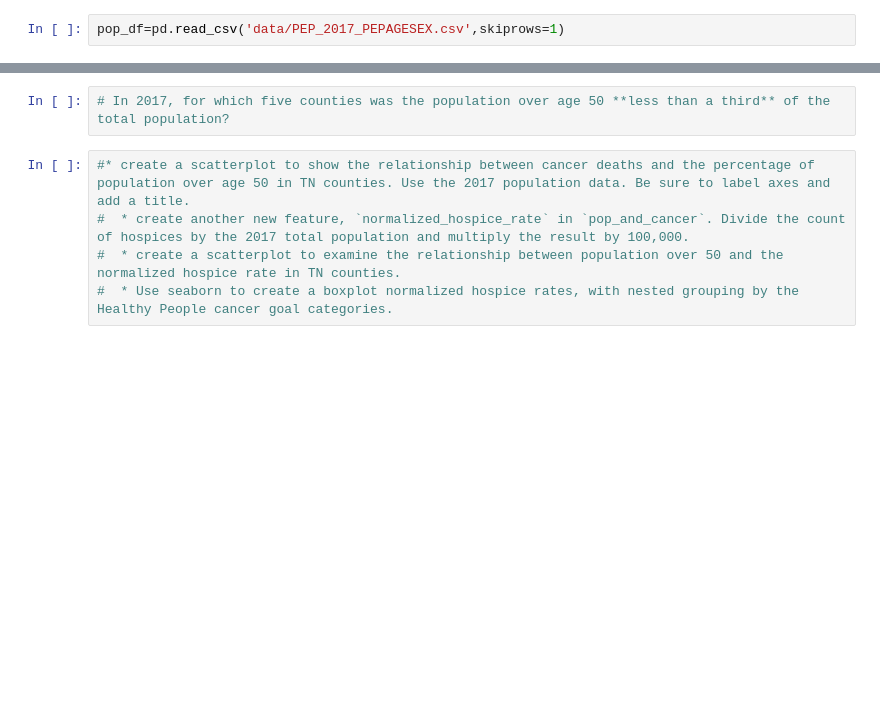
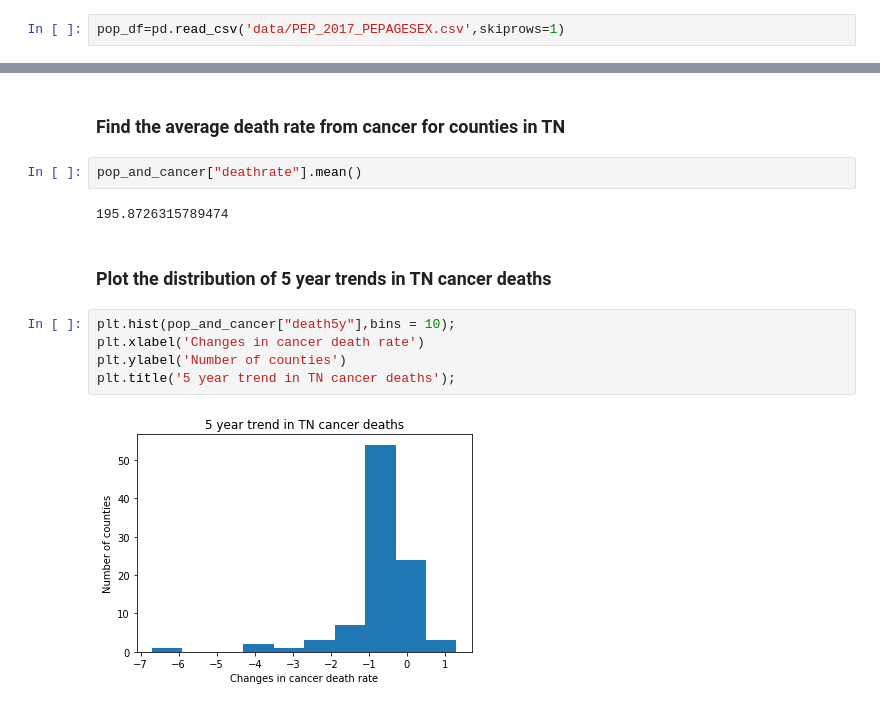
Before and after one commit to ibutera/vanderbilt-aspire-data-essentials, a Jupyter notebook: First Notebook.ipynb, the cells around one changed output, grey strips where cells are left out. Cells and saved outputs as stored; diff of their text form; blank space fills up the shorter version.

Commit message:
Finished week 4 plotting, organized, and added mark up

```diff
--- a/First Notebook.ipynb
+++ b/First Notebook.ipynb
@@ -259,7 +341,15 @@ pop_and_cancer.loc[pop_and_cancer.hospice_counts > 2]
-# %%
-# In 2017, for which five counties was the population over age 50 **less than a third** of the total population?
-# %%
-#* create a scatterplot to show the relationship between cancer deaths and the percentage of population over age 50 in TN counties. Use the 2017 population data. Be sure to label axes and add a title.
-#  * create another new feature, `normalized_hospice_rate` in `pop_and_cancer`. Divide the count of hospices by the 2017 total population and multiply the result by 100,000.
-#  * create a scatterplot to examine the relationship between population over 50 and the normalized hospice rate in TN counties.
-#  * Use seaborn to create a boxplot normalized hospice rates, with nested grouping by the Healthy People cancer goal categories.
+# %% [markdown]
+### Find the average death rate from cancer for counties in TN
+# %%
+pop_and_cancer["deathrate"].mean()
+# %% [output]
+195.8726315789474
+# %% [markdown]
+### Plot the distribution of 5 year trends in TN cancer deaths
+# %%
+plt.hist(pop_and_cancer["death5y"],bins = 10);
+plt.xlabel('Changes in cancer death rate')
+plt.ylabel('Number of counties')
+plt.title('5 year trend in TN cancer deaths');
+# %% [output]
+[figure, added]
```
Also changed, not shown: parts of 94 cells of this notebook.
